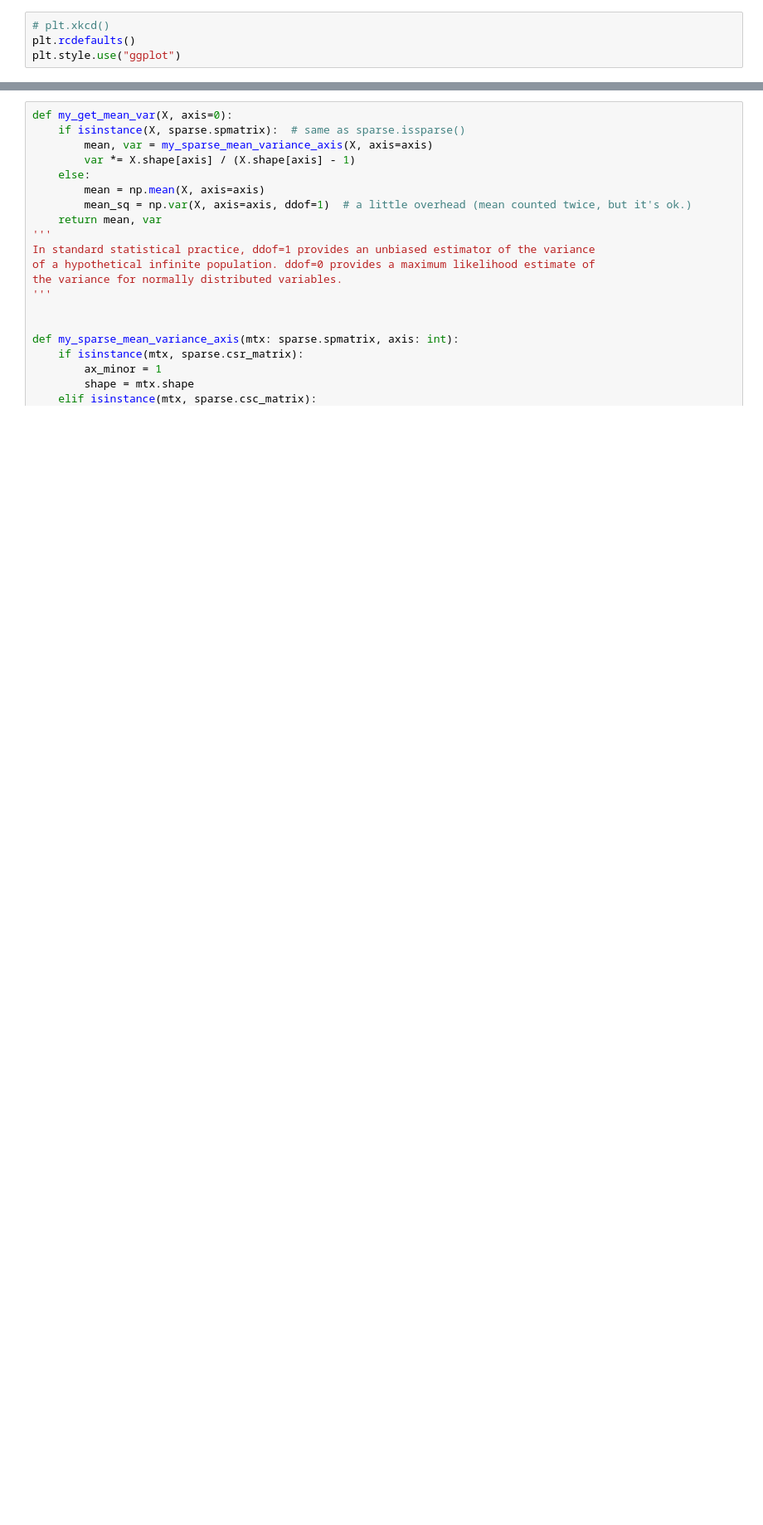
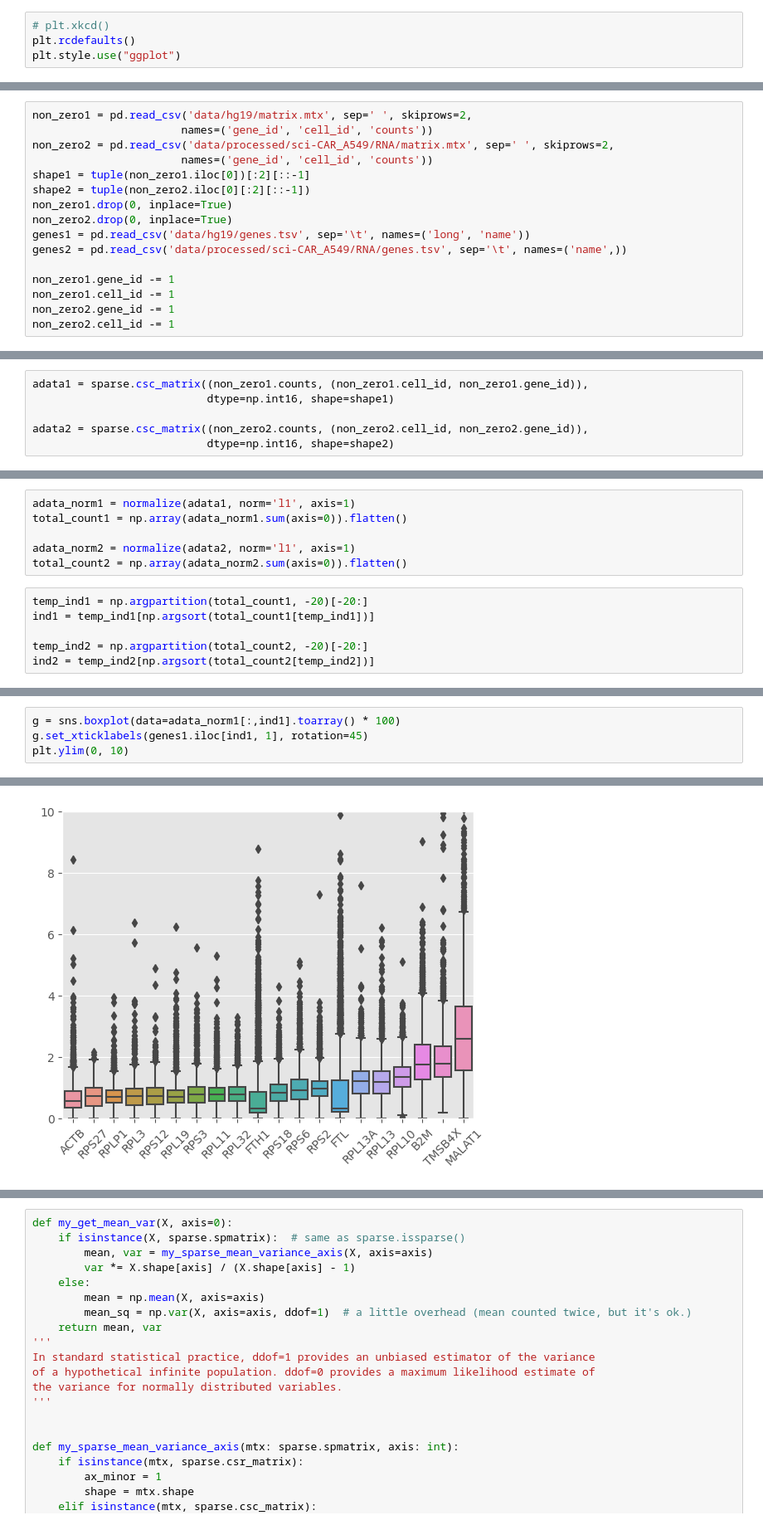
Before and after one commit to whatever60/learn, a Jupyter notebook: single_cell/scanpy/tutorial/preprocessing_clustering_better.ipynb, the cells around one changed output, grey strips where cells are left out. Shown at 83% size. Drawn from its saved outputs; the diff is of its cells as text; blank space fills up the shorter version.

```diff
--- a/single_cell/scanpy/tutorial/preprocessing_clustering_better.ipynb
+++ b/single_cell/scanpy/tutorial/preprocessing_clustering_better.ipynb
@@ -113,0 +14,16 @@ adata_filtered_twice_norm_log1plus.mean()
+# %%
+non_zero1 = pd.read_csv('data/hg19/matrix.mtx', sep=' ', skiprows=2,
+                       names=('gene_id', 'cell_id', 'counts'))
+non_zero2 = pd.read_csv('data/processed/sci-CAR_A549/RNA/matrix.mtx', sep=' ', skiprows=2,
+                       names=('gene_id', 'cell_id', 'counts'))
+shape1 = tuple(non_zero1.iloc[0])[:2][::-1]
+shape2 = tuple(non_zero2.iloc[0][:2][::-1])
+non_zero1.drop(0, inplace=True)
+non_zero2.drop(0, inplace=True)
+genes1 = pd.read_csv('data/hg19/genes.tsv', sep='\t', names=('long', 'name'))
+genes2 = pd.read_csv('data/processed/sci-CAR_A549/RNA/genes.tsv', sep='\t', names=('name',))
+
+non_zero1.gene_id -= 1
+non_zero1.cell_id -= 1
+non_zero2.gene_id -= 1
+non_zero2.cell_id -= 1
@@ -113,0 +41,6 @@ adata_filtered_twice_norm_log1plus.mean()
+# %%
+adata1 = sparse.csc_matrix((non_zero1.counts, (non_zero1.cell_id, non_zero1.gene_id)),
+                           dtype=np.int16, shape=shape1)
+
+adata2 = sparse.csc_matrix((non_zero2.counts, (non_zero2.cell_id, non_zero2.gene_id)),
+                           dtype=np.int16, shape=shape2)
@@ -113,0 +57,12 @@ adata_filtered_twice_norm_log1plus.mean()
+# %%
+adata_norm1 = normalize(adata1, norm='l1', axis=1)
+total_count1 = np.array(adata_norm1.sum(axis=0)).flatten()
+
+adata_norm2 = normalize(adata2, norm='l1', axis=1)
+total_count2 = np.array(adata_norm2.sum(axis=0)).flatten()
+# %%
+temp_ind1 = np.argpartition(total_count1, -20)[-20:]
+ind1 = temp_ind1[np.argsort(total_count1[temp_ind1])]
+
+temp_ind2 = np.argpartition(total_count2, -20)[-20:]
+ind2 = temp_ind2[np.argsort(total_count2[temp_ind2])]
@@ -113,0 +91,5 @@ adata_filtered_twice_norm_log1plus.mean()
+# %%
+g = sns.boxplot(data=adata_norm1[:,ind1].toarray() * 100)
+g.set_xticklabels(genes1.iloc[ind1, 1], rotation=45)
+plt.ylim(0, 10)
+# %% [output]
@@ -113,0 +97 @@ adata_filtered_twice_norm_log1plus.mean()
+[figure, added]
```
Also changed, not shown: parts of 76 cells of this notebook.
